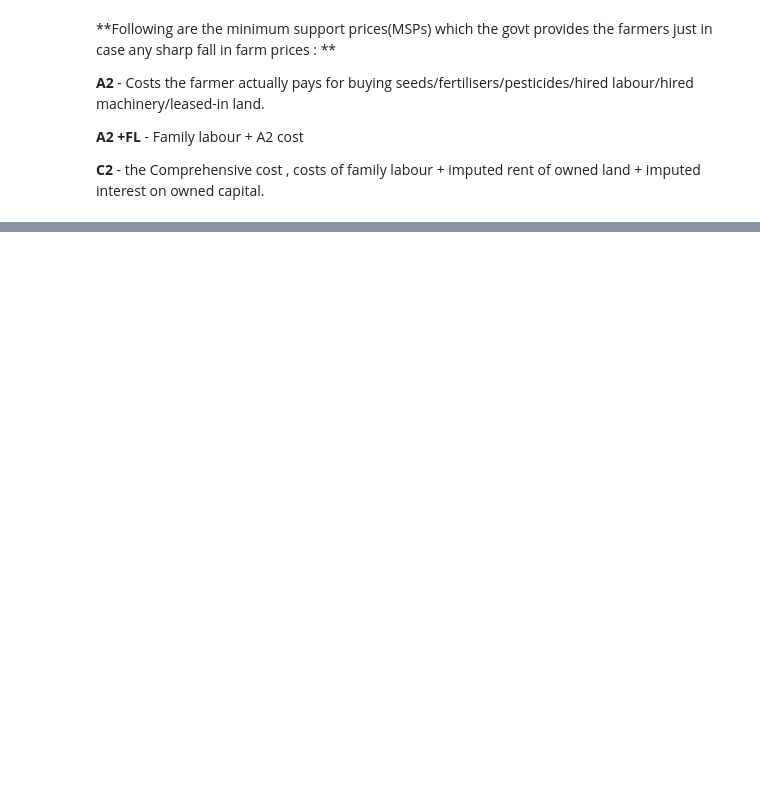
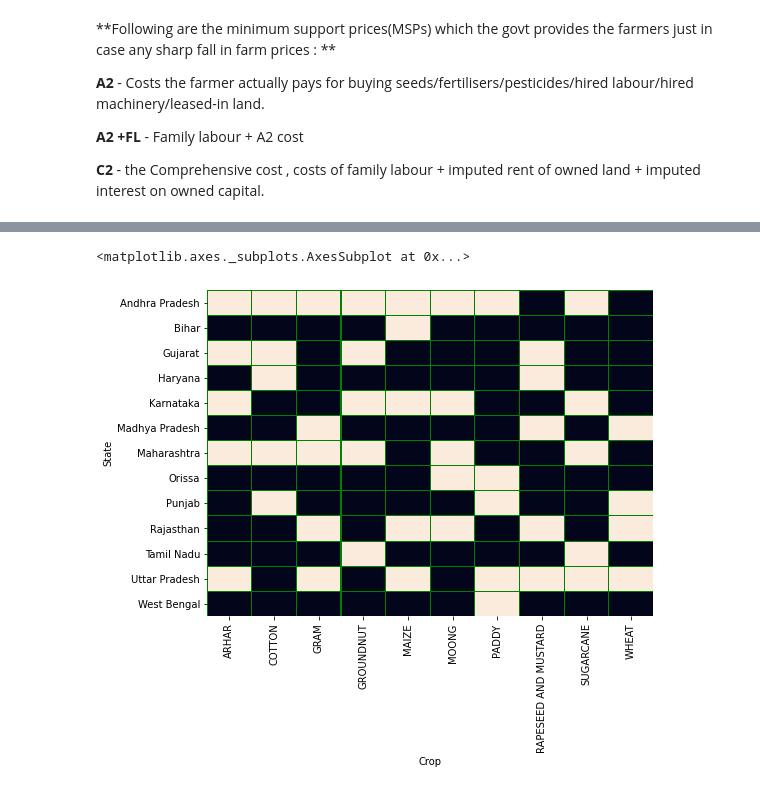
Before and after one commit to pratikasarkar/Used-Car-Price-Prediction, a Jupyter notebook: Capstone_Project.ipynb, the cells around one changed output, grey strips where cells are left out. Cells and saved outputs as stored; diff of their text form; code cells hidden in the pictures; blank space fills up the shorter version.

Commit message:
Added a few visualizations to interpret the effects for various Costs on Yeild.

```diff
--- a/Capstone_Project.ipynb
+++ b/Capstone_Project.ipynb
@@ -60,0 +75,8 @@ Name: State, dtype: int64
+# %%
+import seaborn as sns
+import matplotlib.pyplot as plt
+plt.figure(figsize = (8,6))
+sns.heatmap(pd.crosstab(df['State'],df['Crop']),cbar=False,linewidths=0.05,linecolor='green')
+# %% [output]
+<matplotlib.axes._subplots.AxesSubplot at 0x...>
+[figure, added]
```
Also changed, not shown: parts of 7 cells of this notebook.
